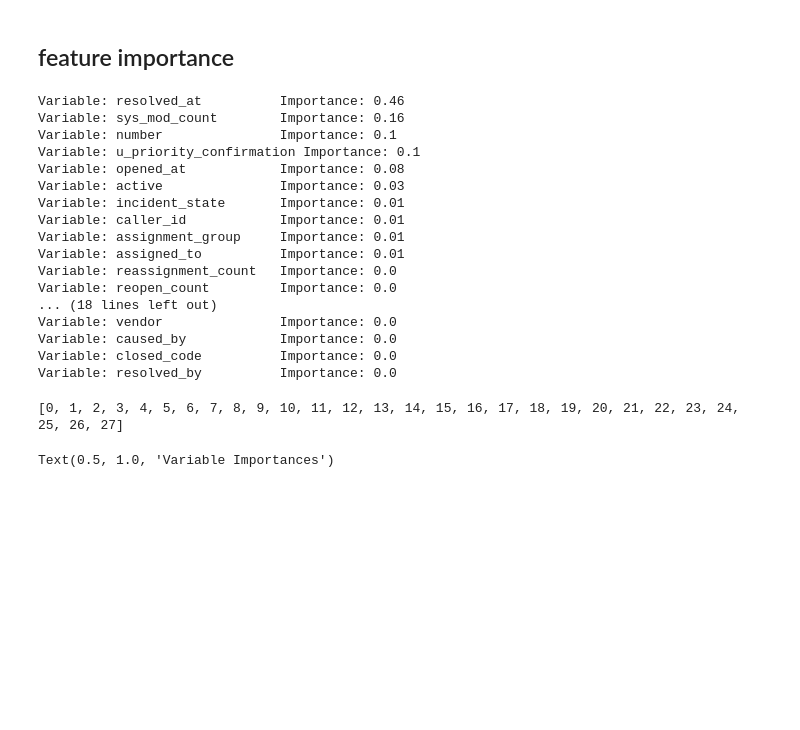
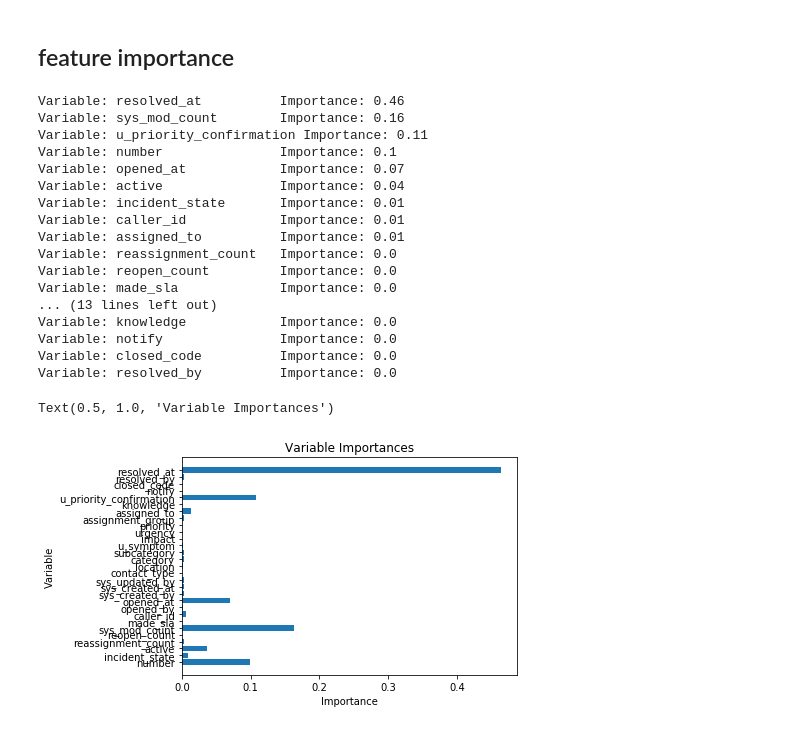
Before and after one commit to unclestay/ESILV---Python-for-data-analysis---devoir-2020, a Jupyter notebook: project.ipynb, the cells around one changed output. Saved outputs shown, nothing was run; the diff lists cells and outputs as text; code cells hidden in the pictures; blank space fills up the shorter version.

```diff
--- a/project.ipynb
+++ b/project.ipynb
@@ -380,4 +425,4 @@ df3.head()
 # %%
 df4 = df.drop(["problem_id","cmdb_ci","rfc","vendor","caused_by"],axis = 1)
 # %%
-df2["rest_time2"] = df2.apply(lambda x: x["closed_at"] - x["sys_updated_at"], axis=1)
+df3["rest_time2"] = df3.apply(lambda x: x["closed_at"] - x["sys_updated_at"], axis=1)
@@ -400,5 +439,5 @@ df2.head()
 # %%
-df = df2.drop(["sys_updated_at","closed_at"],axis = 1)
+df = df3.drop(["sys_updated_at","closed_at"],axis = 1)
 # %%
 df.head()
 # %% [output]
@@ -577,38 +614,41 @@ feature_importances = sorted(feature_importances, key = lambda x: x[1], reverse
 # %% [output]
 Variable: resolved_at          Importance: 0.46
 Variable: sys_mod_count        Importance: 0.16
+Variable: u_priority_confirmation Importance: 0.11
 Variable: number               Importance: 0.1
-Variable: u_priority_confirmation Importance: 0.1
-Variable: opened_at            Importance: 0.08
-Variable: active               Importance: 0.03
+Variable: opened_at            Importance: 0.07
+Variable: active               Importance: 0.04
 Variable: incident_state       Importance: 0.01
 Variable: caller_id            Importance: 0.01
-Variable: assignment_group     Importance: 0.01
 Variable: assigned_to          Importance: 0.01
 Variable: reassignment_count   Importance: 0.0
 Variable: reopen_count         Importance: 0.0
-... (18 lines left out)
-Variable: vendor               Importance: 0.0
-Variable: caused_by            Importance: 0.0
+Variable: made_sla             Importance: 0.0
+... (13 lines left out)
+Variable: knowledge            Importance: 0.0
+Variable: notify               Importance: 0.0
 Variable: closed_code          Importance: 0.0
 Variable: resolved_by          Importance: 0.0
 # %%
+%matplotlib inline
+import matplotlib.pyplot as plt
+
 # list of x locations for plotting
 x_values = list(range(len(importances)))
 
 # Make a bar chart
-plt.bar(x_values, importances, orientation = 'vertical')
+plt.barh(x_values, importances)
 
 # Tick labels for x axis
-plt.xticks(x_values, feature_list, rotation='vertical')
+plt.yticks(x_values, feature_list)#, rotation='horizontal')
 
 # Axis labels and title
-plt.ylabel('Importance')
-plt.xlabel('Variable')
+plt.xlabel('Importance')
+plt.ylabel('Variable')
 plt.title('Variable Importances')
 # %% [output]
-[0, 1, 2, 3, 4, 5, 6, 7, 8, 9, 10, 11, 12, 13, 14, 15, 16, 17, 18, 19, 20, 21, 22, 23, 24, 25, 26, 27]
+Text(0.5, 1.0, 'Variable Importances')
-Text(0.5, 1.0, 'Variable Importances')
+[figure, added]
 # %%
 df_final = df.drop(["reassignment_count","reopen_count","made_sla","opened_by","sys_created_by",
                "sys_created_at","sys_updated_by","contact_type","location","category",
```
Also changed, not shown: parts of 25 cells of this notebook.
